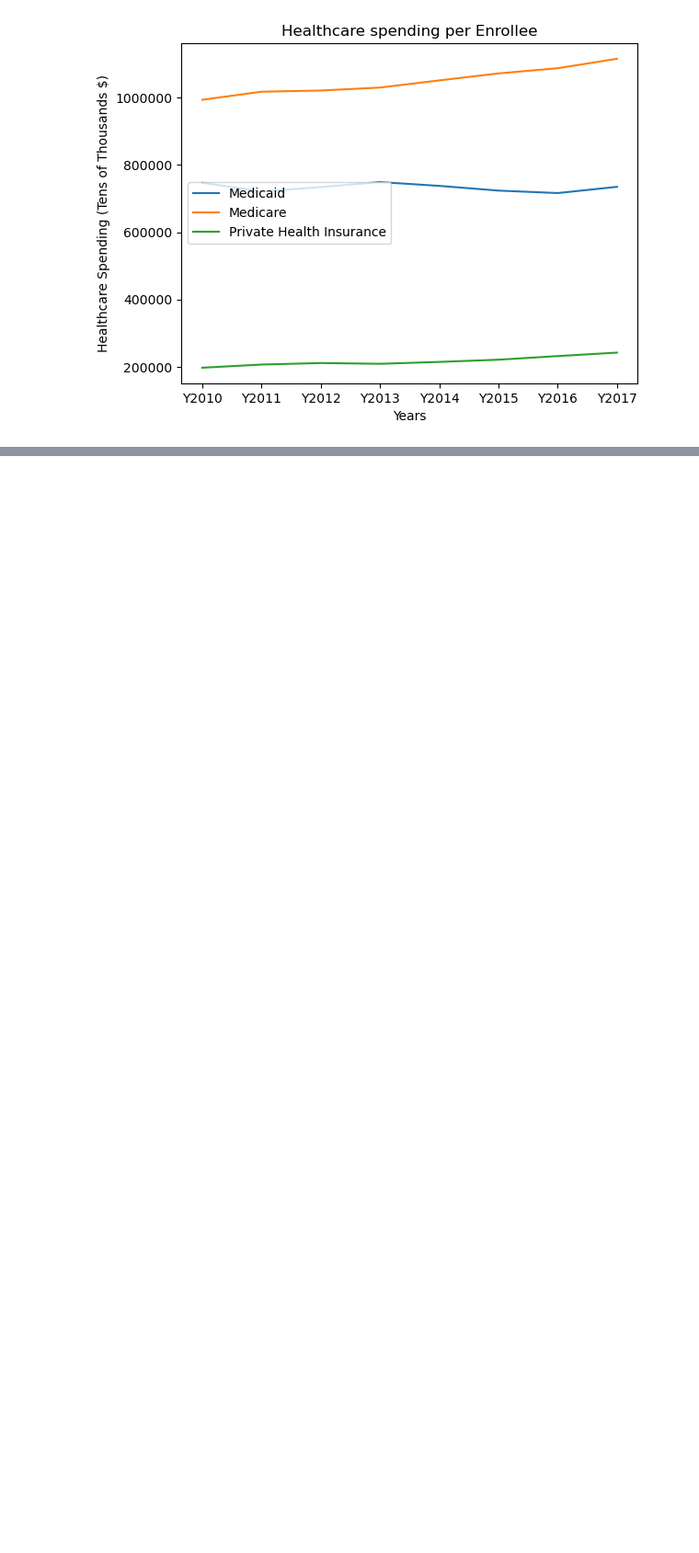
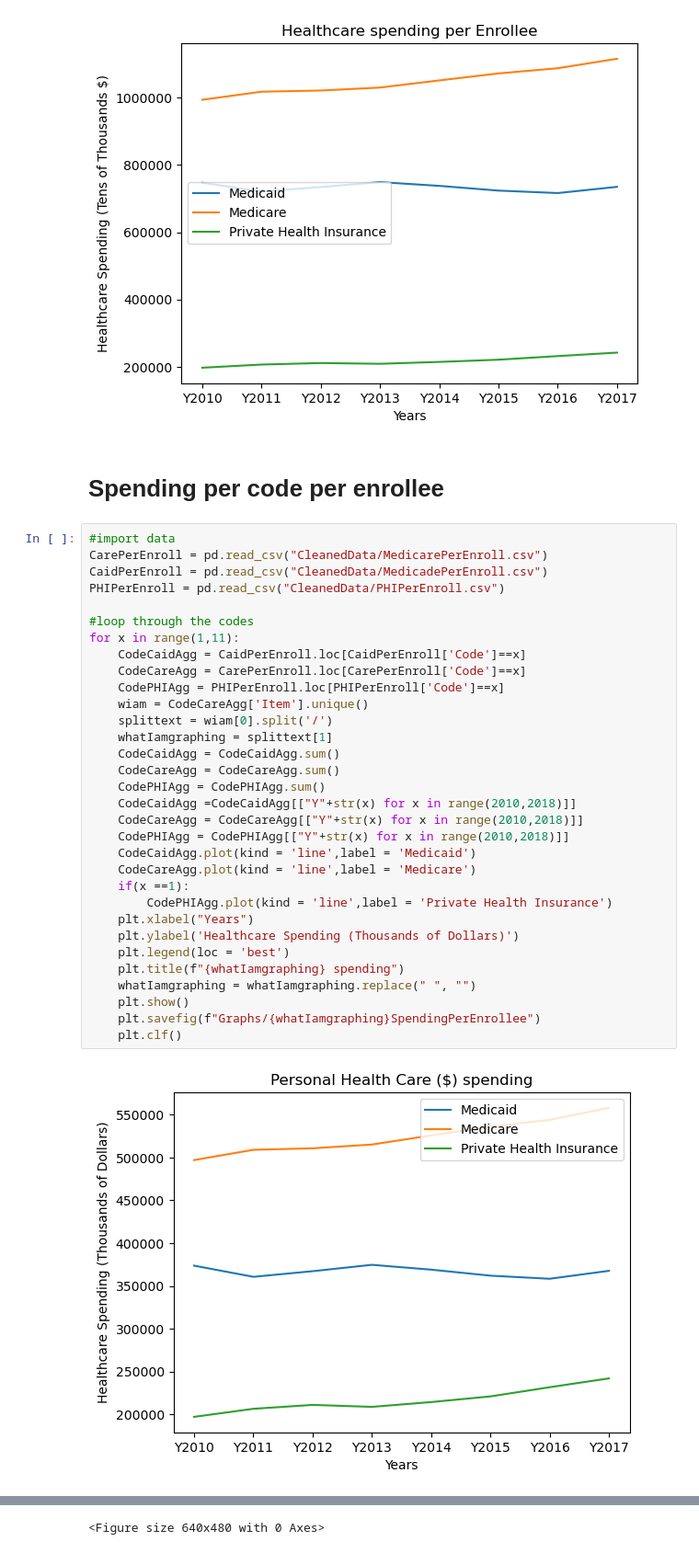
Before and after one commit to fuijo/Team-3-The-Outliers, a Jupyter notebook: SpendingOvertheYears.ipynb, the cells around one changed output, grey strips where cells are left out. Shown at 92% size. Saved outputs shown, nothing was run; the diff lists cells and outputs as text; blank space fills up the shorter version.

Commit message:
cleaned some code and added per enrollee spending graphs

```diff
--- a/SpendingOvertheYears.ipynb
+++ b/SpendingOvertheYears.ipynb
@@ -150,3 +152,39 @@ plt.show()
 # %% [output]
 [figure]
 [figure]
+# %% [markdown]
+# Spending per code per enrollee
+# %%
+#import data
+CarePerEnroll = pd.read_csv("CleanedData/MedicarePerEnroll.csv")
+CaidPerEnroll = pd.read_csv("CleanedData/MedicadePerEnroll.csv")
+PHIPerEnroll = pd.read_csv("CleanedData/PHIPerEnroll.csv")
+
+#loop through the codes
+for x in range(1,11):
+    CodeCaidAgg = CaidPerEnroll.loc[CaidPerEnroll['Code']==x]
+    CodeCareAgg = CarePerEnroll.loc[CarePerEnroll['Code']==x]
+    CodePHIAgg = PHIPerEnroll.loc[PHIPerEnroll['Code']==x]
+    wiam = CodeCareAgg['Item'].unique()
+    splittext = wiam[0].split('/')
+    whatIamgraphing = splittext[1]
+    CodeCaidAgg = CodeCaidAgg.sum()
+    CodeCareAgg = CodeCareAgg.sum()
+    CodePHIAgg = CodePHIAgg.sum()
+    CodeCaidAgg =CodeCaidAgg[["Y"+str(x) for x in range(2010,2018)]]
+    CodeCareAgg = CodeCareAgg[["Y"+str(x) for x in range(2010,2018)]]
+    CodePHIAgg = CodePHIAgg[["Y"+str(x) for x in range(2010,2018)]]
+    CodeCaidAgg.plot(kind = 'line',label = 'Medicaid')
+    CodeCareAgg.plot(kind = 'line',label = 'Medicare')
+    if(x ==1):
+        CodePHIAgg.plot(kind = 'line',label = 'Private Health Insurance')
+    plt.xlabel("Years")
+    plt.ylabel('Healthcare Spending (Thousands of Dollars)')
+    plt.legend(loc = 'best')
+    plt.title(f"{whatIamgraphing} spending")
+    whatIamgraphing = whatIamgraphing.replace(" ", "")
+    plt.show()
+    plt.savefig(f"Graphs/{whatIamgraphing}SpendingPerEnrollee")
+    plt.clf()
+# %% [output]
+[figure, added]
@@ -152,0 +200 @@ plt.show()
+<Figure size 640x480 with 0 Axes>
```
Also changed, not shown: parts of 2 cells of this notebook, 10 other files.
